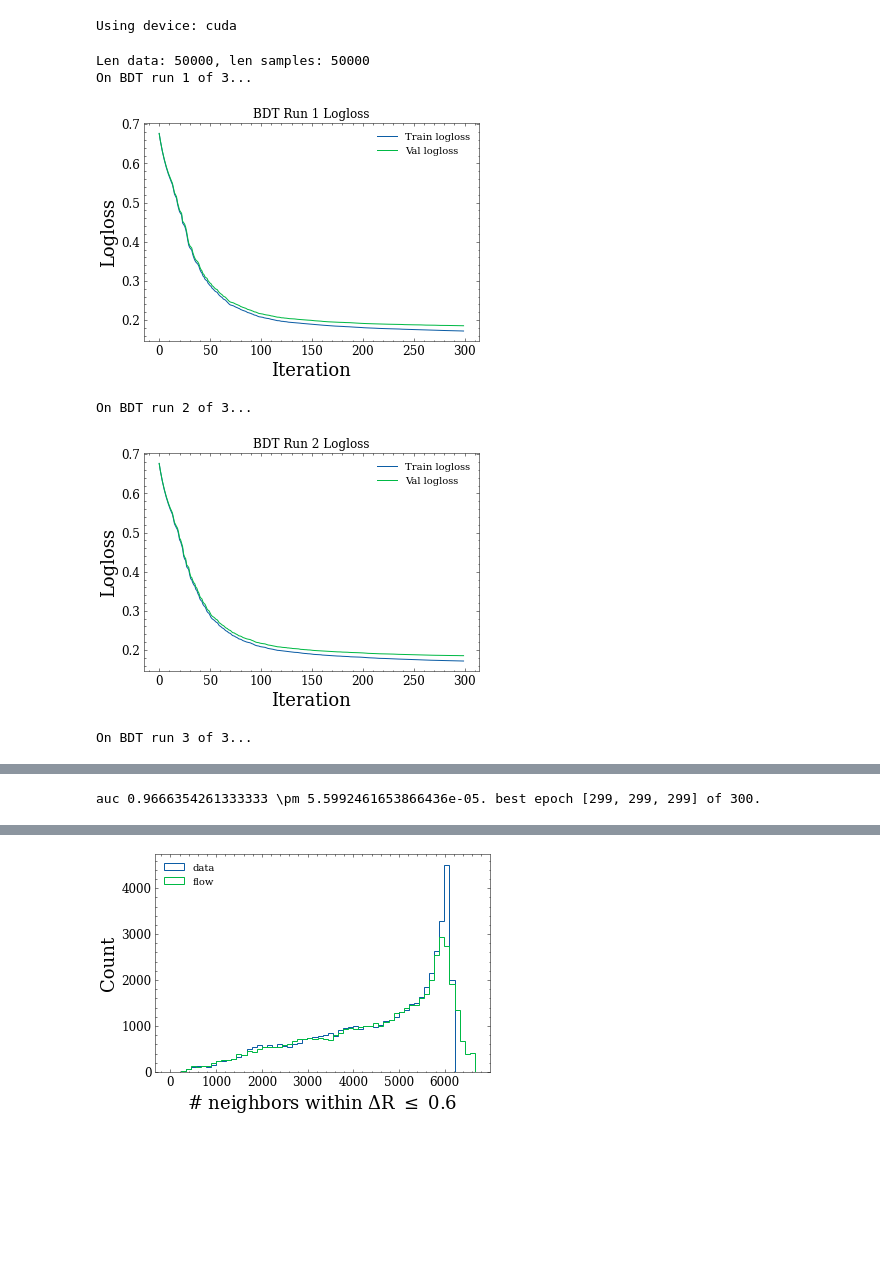
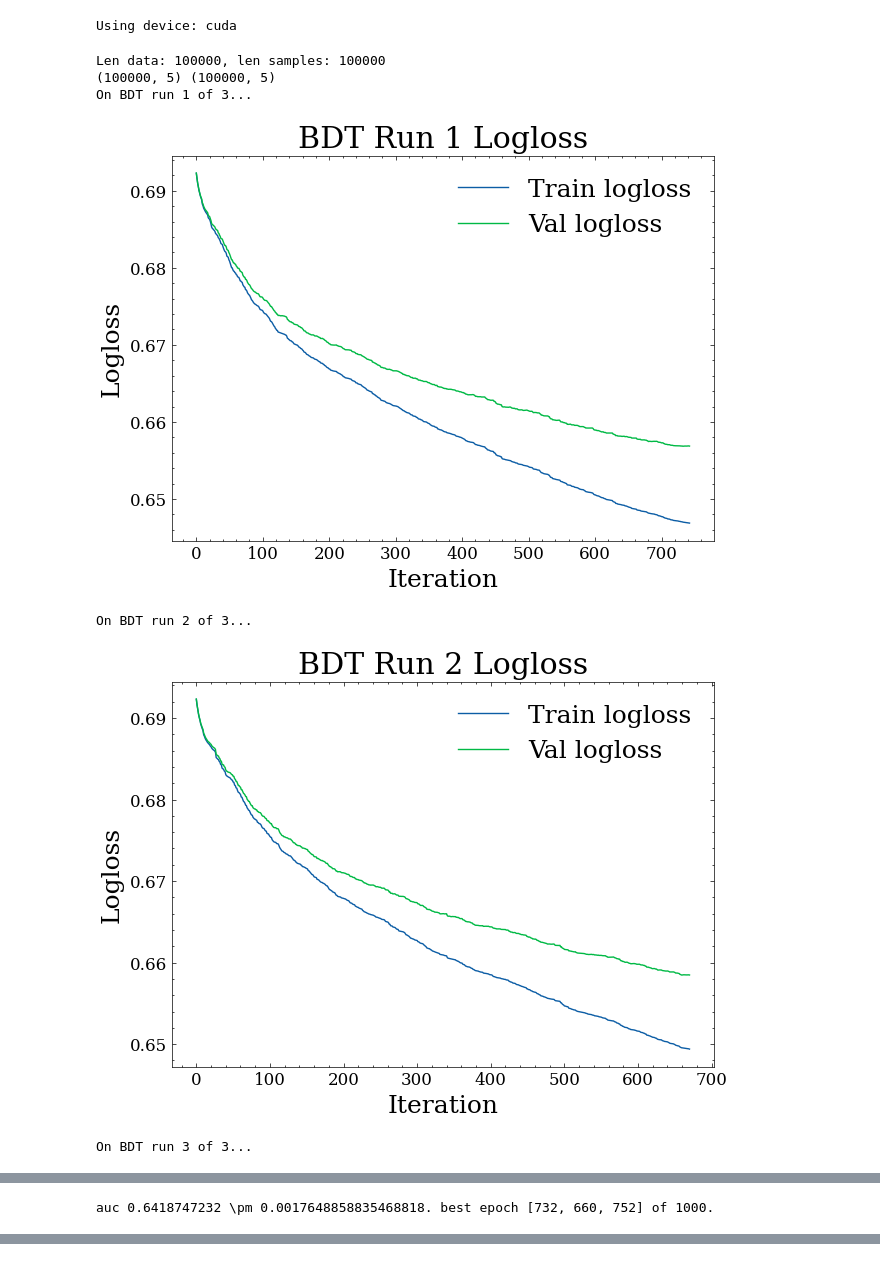
Before and after one commit to rmastand/fast_tracker_BIBgen_mucoll, a Jupyter notebook: test_flow_mask.ipynb, the cells around one changed output, grey strips where cells are left out. Cells and saved outputs as stored; diff of their text form; code cells hidden in the pictures; blank space fills up the shorter version.

```diff
--- a/test_flow_mask.ipynb
+++ b/test_flow_mask.ipynb
@@ -22,10 +22,9 @@ NUM_BDTS = 10
 
 
 ZUKO_ID = "NCSF"
-NAME = "OTBC_S_2048"
-BATCH_SIZE = 512
+NAME = "VBC_M_4096_rphi"
 NUM_COND_INPUTS = 0
-COLLECTION_NAME = "OuterTrackerBarrelCollection"
+COLLECTION_NAME = "VertexBarrelCollection"
 SEED = 8
 
 EVALUATE_SAMPLES = False
@@ -33,3 +32,5 @@ EVALUATE_SAMPLES = False
 FEATURES = "rphi"
 working_dir = "/pscratch/sd/r/rmastand/muon_collider"
 log_vars = [1]
+
+save_dir = f"{working_dir}/zuko_outputs/{ZUKO_ID}/{NAME}"
@@ -39,11 +38,11 @@ save_dir = f"{working_dir}/zuko_outputs/{ZUKO_ID}/{NAME}"
 data, _, feature_labels = load_in_data([COLLECTION_NAME], FEATURES, working_dir, 0.5)
 flow_samples = np.load(f"{save_dir}/flow_samples.npy")
 
-if FEATURES == "rphi":
-    r = np.sqrt(flow_samples[:, 1]**2 + flow_samples[:, 2]**2)
-    theta = np.arctan2(flow_samples[:, 2], flow_samples[:, 1])
-    flow_samples[:,1] = r
-    flow_samples[:,2] = theta
+# if FEATURES == "rphi":
+#     r = np.sqrt(flow_samples[:, 1]**2 + flow_samples[:, 2]**2)
+#     theta = np.arctan2(flow_samples[:, 2], flow_samples[:, 1])
+#     flow_samples[:,1] = r
+#     flow_samples[:,2] = theta
 
 bins_dict = {}
 bins_dict_preproc = {i:np.linspace(-BIN_BOUND, BIN_BOUND, NUM_BINS) for i in range(data.shape[1])}
@@ -248,6 +256,7 @@ def run_eval_suite(data, samples, R_values):
                                             plot_losses=True,
                                             device="cuda",
                                             val_size = 0.25,
+        plot_dir = save_dir
                                         )
 
     print(f"auc {auc_mean} \pm {auc_std}. best epoch {best_epoch_list} of {max_epochs}.\n")
@@ -270,8 +279,8 @@ def run_eval_suite(data, samples, R_values):
 
     # Clustering
     for R in R_values:
-        neighbor_counts_data = get_delta_R_neighbors_numba_exact(data, R, FEATURES)
-        neighbor_counts_flow = get_delta_R_neighbors_numba_exact(samples, R, FEATURES)
+        neighbor_counts_data = get_delta_R_neighbors_kdtree(data, R, FEATURES)
+        neighbor_counts_flow = get_delta_R_neighbors_kdtree(samples, R, FEATURES)
 
         max_val0 = np.max(neighbor_counts_data)
         max_val1 = np.max(neighbor_counts_flow)
@@ -288,18 +297,19 @@ def run_eval_suite(data, samples, R_values):
 # %% [output]
 Using device: cuda
 # %%
-N = 50_000
+N = 100_000
 
 indices = np.random.choice(data.shape[0], size=N, replace=False)
 indices_mask = np.random.choice(sum(mask_flow), size=N, replace=False)
 
 
 
-run_eval_suite(data[indices], flow_samples[indices], [0.1, 0.2, 0.4, 0.6])
+run_eval_suite(data[indices], flow_samples[indices], [0.1, 0.2, 0.4])
 # %% [output]
-Len data: 50000, len samples: 50000
+Len data: 100000, len samples: 100000
+(100000, 5) (100000, 5)
 On BDT run 1 of 3...
-[figure, old version]
+[figure, new version]
 On BDT run 2 of 3...
-[figure, old version]
+[figure, new version]
 On BDT run 3 of 3...
@@ -307 +317 @@ On BDT run 3 of 3...
-auc 0.9666354261333333 \pm 5.5992461653866436e-05. best epoch [299, 299, 299] of 300.
+auc 0.6418747232 \pm 0.0017648858835468818. best epoch [732, 660, 752] of 1000.
@@ -313,4 +323,3 @@ auc 0.9666354261333333 \pm 5.5992461653866436e-05. best epoch [299, 299, 299] of
-[figure, removed]
 # %%
 
 
```
Also changed, not shown: parts of 13 cells of this notebook, 9 other files.
